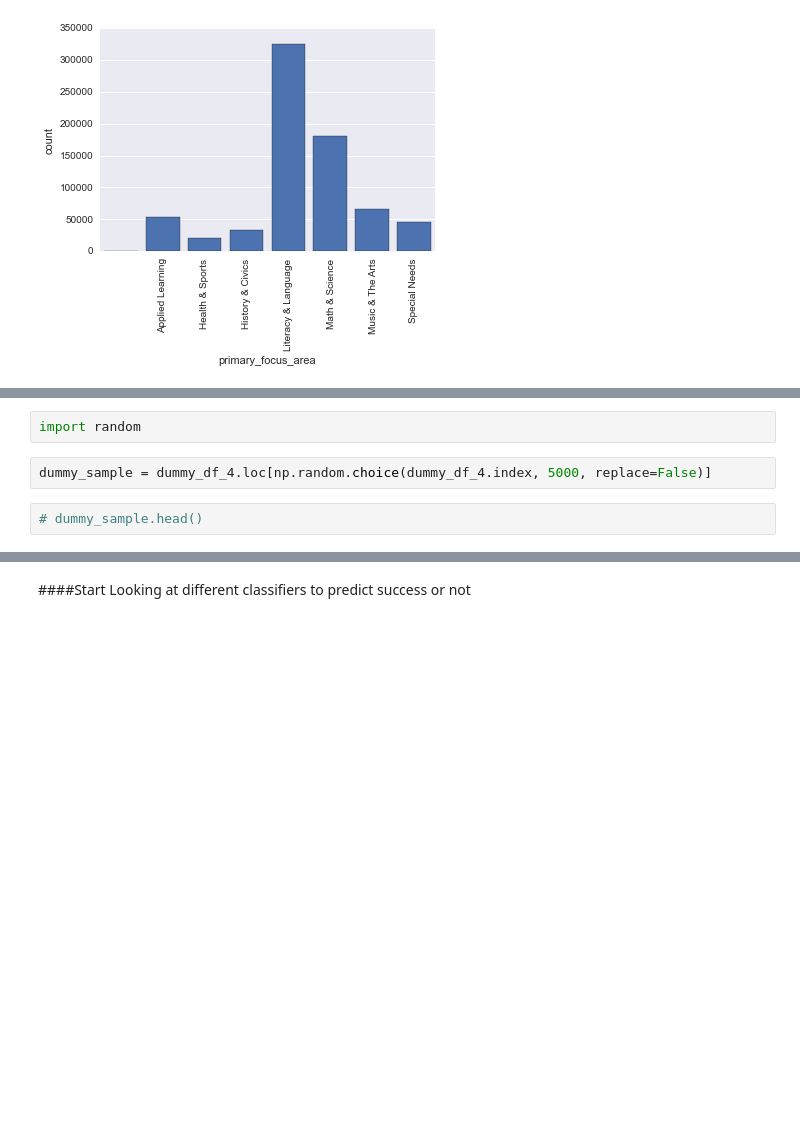
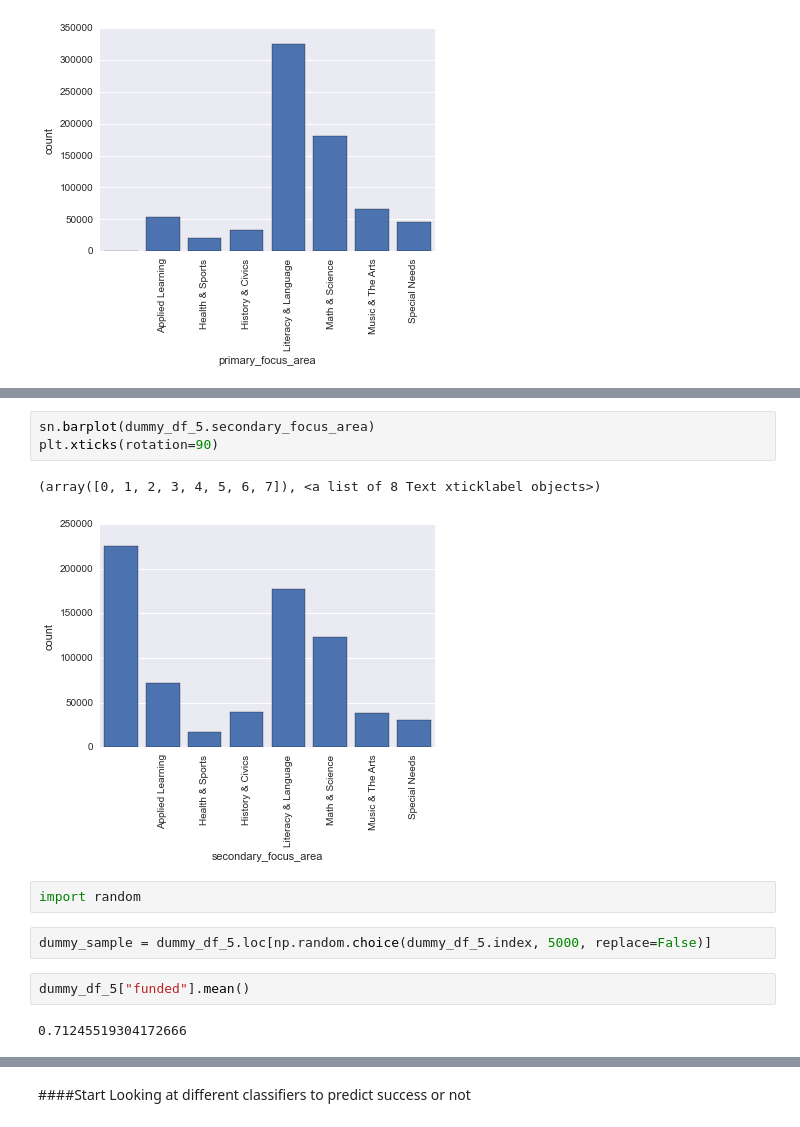
Before and after one commit to LylePayne/DonorsChooseAnalysis, a Jupyter notebook: DonorsChoose Prediction Analysis.ipynb, the cells around one changed output, grey strips where cells are left out. Drawn from its saved outputs; the diff is of its cells as text; blank space fills up the shorter version.

```diff
--- a/DonorsChoose Prediction Analysis.ipynb
+++ b/DonorsChoose Prediction Analysis.ipynb
@@ -141,9 +161,17 @@ plt.xticks(rotation = 90)
+# %%
+sn.barplot(dummy_df_5.secondary_focus_area)
+plt.xticks(rotation=90)
+# %% [output]
+(array([0, 1, 2, 3, 4, 5, 6, 7]), <a list of 8 Text xticklabel objects>)
+[figure, added]
 # %%
 import random
 # %%
-dummy_sample = dummy_df_4.loc[np.random.choice(dummy_df_4.index, 5000, replace=False)]
+dummy_sample = dummy_df_5.loc[np.random.choice(dummy_df_5.index, 5000, replace=False)]
-# %%
-# dummy_sample.head()
+# %%
+dummy_df_5["funded"].mean()
+# %% [output]
+0.71245519304172666
 # %%
 feature_list_less2 = ['funded', 'school_charter', 'school_magnet', 'school_year_round',
                 'school_nlns', 'school_kipp', 'school_charter_ready_promise',
```
Also changed, not shown: parts of 15 cells of this notebook.
